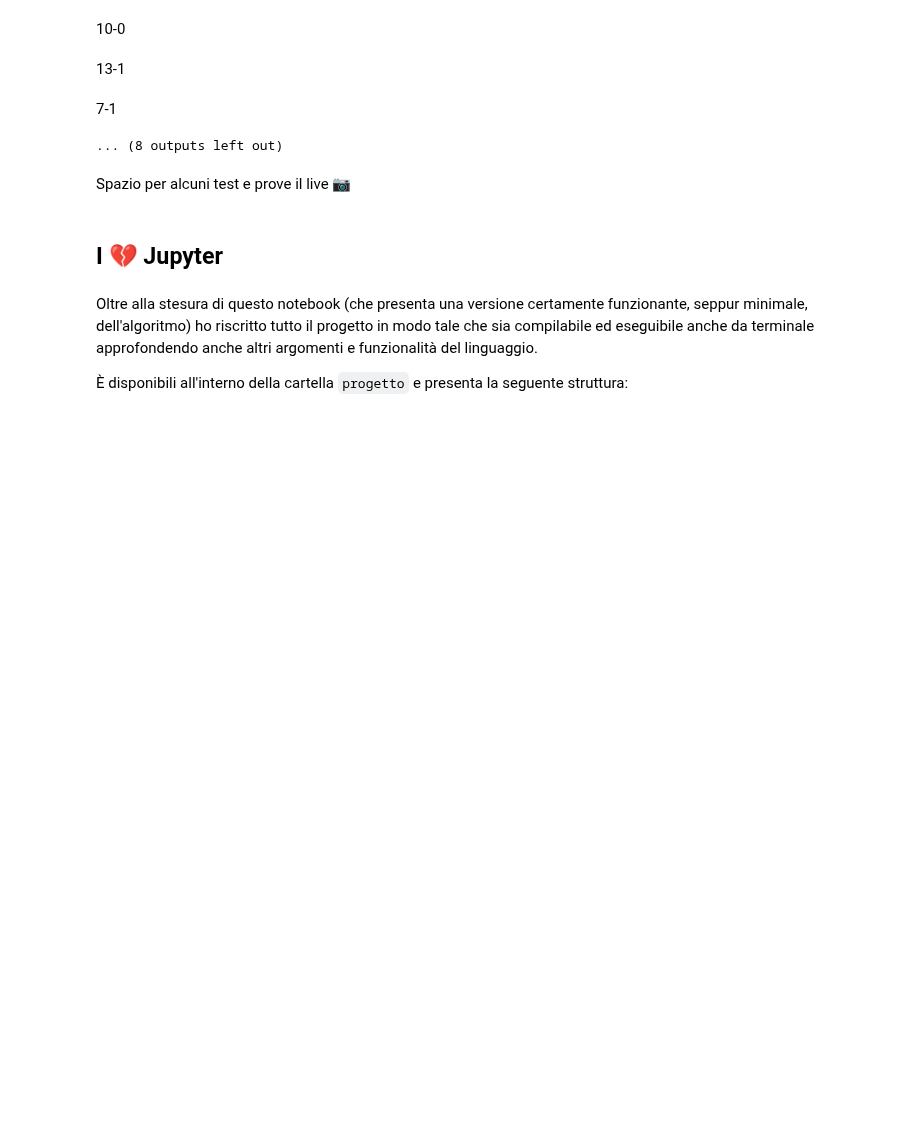
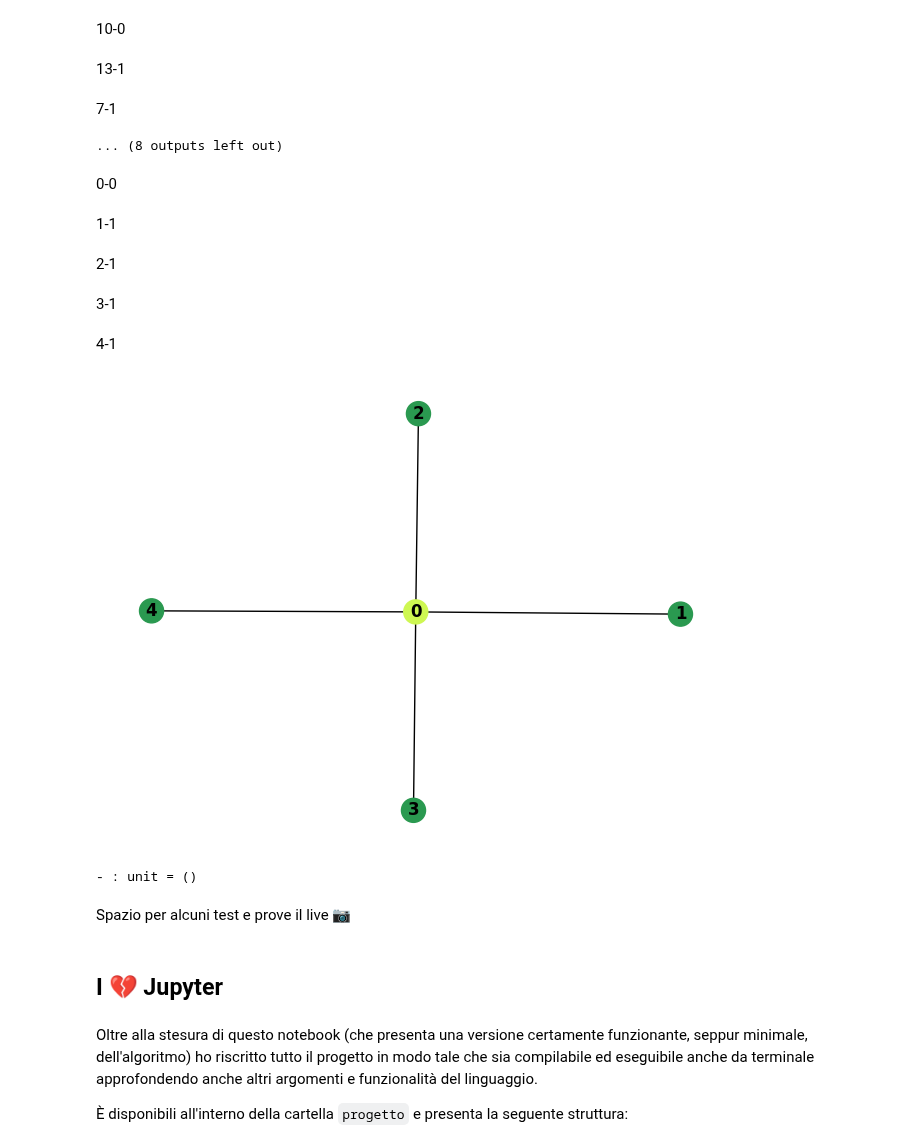
Before and after one commit to ncvescera/Colored_Camel, a Jupyter notebook: Colored Camel.ipynb, the cells around one changed output. Saved outputs shown, nothing was run; the diff lists cells and outputs as text; code cells hidden in the pictures; blank space fills up the shorter version.

```diff
--- a/Colored Camel.ipynb
+++ b/Colored Camel.ipynb
@@ -576,6 +576,16 @@ risolvi problema_6;;
 13-1
 7-1
 ... (8 outputs left out)
+# %%
+risolvi problema_4;;
+# %% [output]
+0-0
+1-1
+2-1
+3-1
+4-1
+[figure, added]
+- : unit = ()
 # %% [markdown]
 Spazio per alcuni test e prove il live 📷
 # %% [markdown]
```
Also changed, not shown: parts of 6 cells of this notebook.
